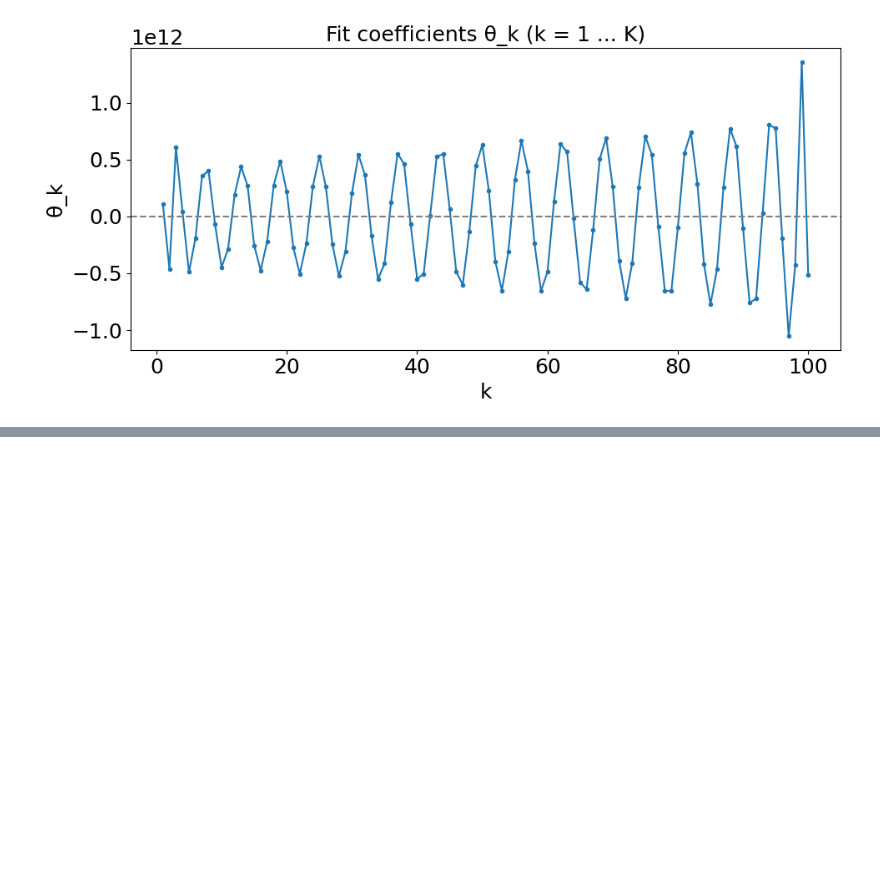
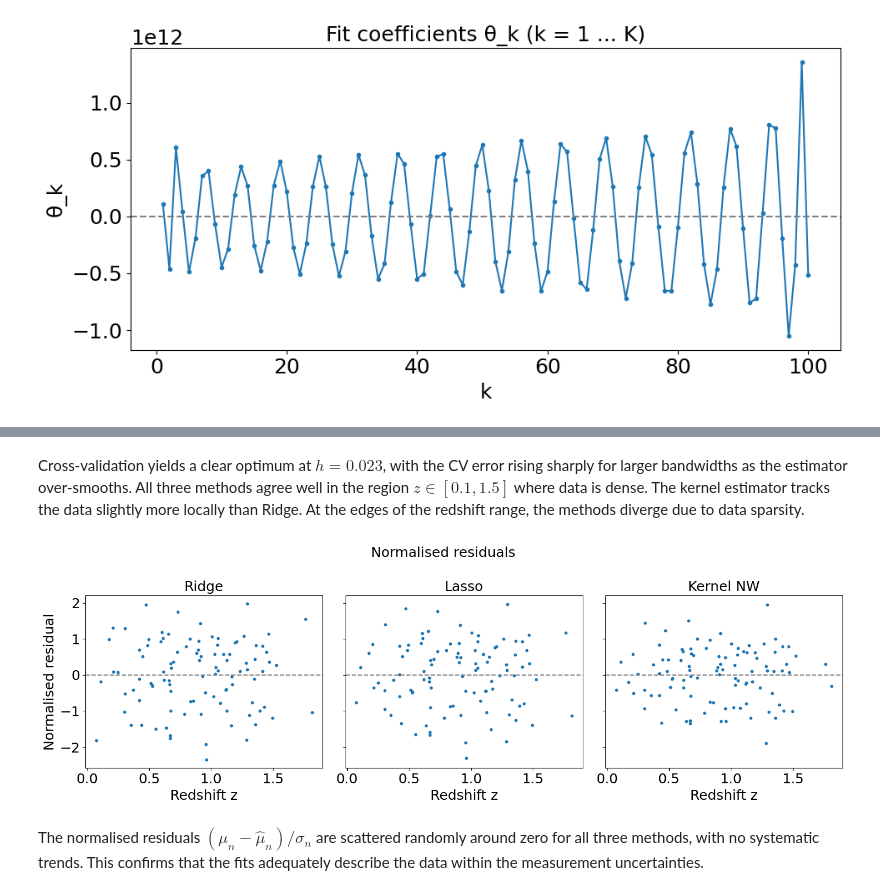
Before and after one commit to aapnegara/data-analysis-homework, a Jupyter notebook: HomeworkAssignment3_AAgungPrawiraNegara_NandVanDeun.ipynb, the cells around one changed output, grey strips where cells are left out. Saved outputs shown, nothing was run; the diff lists cells and outputs as text; code cells hidden in the pictures; blank space fills up the shorter version.

```diff
--- a/HomeworkAssignment3_AAgungPrawiraNegara_NandVanDeun.ipynb
+++ b/HomeworkAssignment3_AAgungPrawiraNegara_NandVanDeun.ipynb
@@ -927,0 +1088,39 @@ plt.show()
+# %% [markdown]
+Cross-validation yields a clear optimum at $h = 0.023$, with the CV error rising sharply for larger bandwidths as the estimator over-smooths. All three methods agree well in the region $z \in [0.1, 1.5]$ where data is dense. The kernel estimator tracks the data slightly more locally than Ridge. At the edges of the redshift range, the methods diverge due to data sparsity.
+# %%
+# Residuals for Ridge fit (evaluated at data points, not grid)
+mu_pred_ridge_data = Phi_basis @ ridge_cv.coef_ + ridge_cv.intercept_
+mu_pred_lasso_data = Phi_basis @ lasso_cv.coef_ + lasso_cv.intercept_
+mu_pred_nw_data    = nadaraya_watson(z, z, mu, best_h)
+
+residuals_ridge = mu - mu_pred_ridge_data
+residuals_lasso = mu - mu_pred_lasso_data
+residuals_nw    = mu - mu_pred_nw_data
+
+fig, axes = plt.subplots(1, 3, figsize=(15, 5), sharey=True)
+
+axes[0].scatter(z, residuals_ridge / sigma, s=10)
+axes[0].axhline(0, color='gray', linestyle='--')
+axes[0].set_xlabel('Redshift z')
+axes[0].set_ylabel('Normalised residual')
+axes[0].set_title('Ridge')
+
+axes[1].scatter(z, residuals_lasso / sigma, s=10)
+axes[1].axhline(0, color='gray', linestyle='--')
+axes[1].set_xlabel('Redshift z')
+axes[1].set_title('Lasso')
+
+axes[2].scatter(z, residuals_nw / sigma, s=10)
+axes[2].axhline(0, color='gray', linestyle='--')
+axes[2].set_xlabel('Redshift z')
+axes[2].set_title('Kernel NW')
+
+plt.suptitle('Normalised residuals')
+plt.tight_layout()
+plt.show()
+# %% [output]
+[figure, added]
+# %% [markdown]
+The normalised residuals $({\mu_n - \hat{\mu}_n})/{\sigma_n}$ are scattered randomly around zero
+for all three methods, with no systematic trends. This confirms that the fits adequately describe
+the data within the measurement uncertainties.
```
Also changed, not shown: parts of 11 cells of this notebook.
